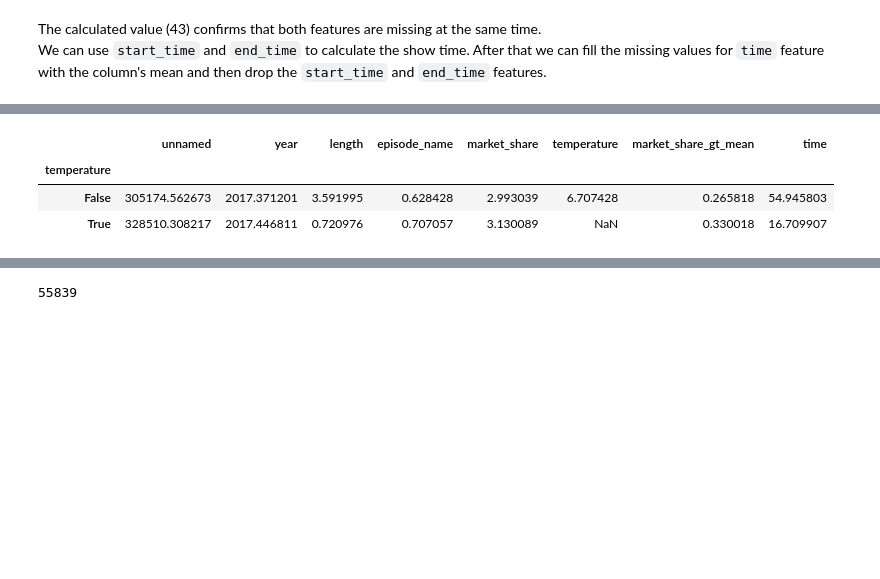
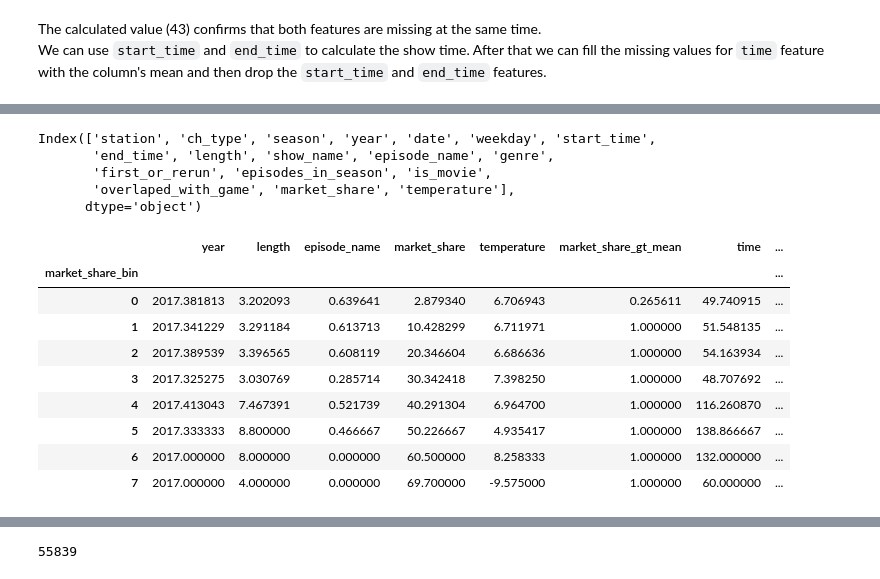
Before and after one commit to Carbonrun/YapAiTek_Challenge, a Jupyter notebook: 01_EDA.ipynb, the cells around one changed output, grey strips where cells are left out. Drawn from its saved outputs; the diff is of its cells as text; code cells hidden in the pictures; blank space fills up the shorter version.

```diff
--- a/01_EDA.ipynb
+++ b/01_EDA.ipynb
@@ -82,0 +86,3 @@ train_data[7:10]
+# %%
+bins = np.linspace(start=train_data['market_share'].min(), stop=train_data['market_share'].max(), num=10)
+bins
@@ -83,3 +92,13 @@ train_data[7:10]
+# %%
+def market_share_bin(row, bins):
+    cat = 0
+    for i, b in enumerate(bins[:-1]):
+        if (row['market_share'] > b) and (row['market_share'] <= b+1):
+            cat = i
+
+    return cat
+# %%
+train_data['market_share_bin'] = train_data.apply(lambda x: market_share_bin(x, bins), axis=1)
 # %% [markdown]
 ### Handeling the missing values
 # %%
@@ -144,12 +163,12 @@ def get_running_time(row):
 
     Returns:
     -------------
-        int: show length
+        float: show length
     """
     start = pd.to_datetime(row['start_time'])
     end = pd.to_datetime(row['end_time'])
 
-    return (end - start).seconds // 60
+    return (end - start).seconds / 60
 # %%
 # apply the helper function and store the values in a new column
 train_data['time'] = train_data.apply(lambda x: get_running_time(x), axis=1)
@@ -165,0 +225,8 @@ Grouping data by temperature (instances which have temperature and instances tha
+# %%
+train_data.columns
+# %% [output]
+Index(['station', 'ch_type', 'season', 'year', 'date', 'weekday', 'start_time',
+       'end_time', 'length', 'show_name', 'episode_name', 'genre',
+       'first_or_rerun', 'episodes_in_season', 'is_movie',
+       'overlaped_with_game', 'market_share', 'temperature'],
+      dtype='object')
@@ -166,7 +235,13 @@ Grouping data by temperature (instances which have temperature and instances tha
 # %%
-train_data.groupby(train_data['temperature'].isnull()).mean()
+train_data.groupby('market_share_bin').mean()
 # %% [output]
-|  | unnamed | year | length | episode_name | market_share | temperature | market_share_gt_mean | time |
-| temperature |  |  |  |  |  |  |  |  |
-| False | 305174.562673 | 2017.371201 | 3.591995 | 0.628428 | 2.993039 | 6.707428 | 0.265818 | 54.945803 |
-| True | 328510.308217 | 2017.446811 | 0.720976 | 0.707057 | 3.130089 | NaN | 0.330018 | 16.709907 |
+|  | year | length | episode_name | market_share | temperature | market_share_gt_mean | time | ... |
+| market_share_bin |  |  |  |  |  |  |  | ... |
+| 0 | 2017.381813 | 3.202093 | 0.639641 | 2.879340 | 6.706943 | 0.265611 | 49.740915 | ... |
+| 1 | 2017.341229 | 3.291184 | 0.613713 | 10.428299 | 6.711971 | 1.000000 | 51.548135 | ... |
+| 2 | 2017.389539 | 3.396565 | 0.608119 | 20.346604 | 6.686636 | 1.000000 | 54.163934 | ... |
+| 3 | 2017.325275 | 3.030769 | 0.285714 | 30.342418 | 7.398250 | 1.000000 | 48.707692 | ... |
+| 4 | 2017.413043 | 7.467391 | 0.521739 | 40.291304 | 6.964700 | 1.000000 | 116.260870 | ... |
+| 5 | 2017.333333 | 8.800000 | 0.466667 | 50.226667 | 4.935417 | 1.000000 | 138.866667 | ... |
+| 6 | 2017.000000 | 8.000000 | 0.000000 | 60.500000 | 8.258333 | 1.000000 | 132.000000 | ... |
+| 7 | 2017.000000 | 4.000000 | 0.000000 | 69.700000 | -9.575000 | 1.000000 | 60.000000 | ... |
```
Also changed, not shown: parts of 24 cells of this notebook, 2 other files.
